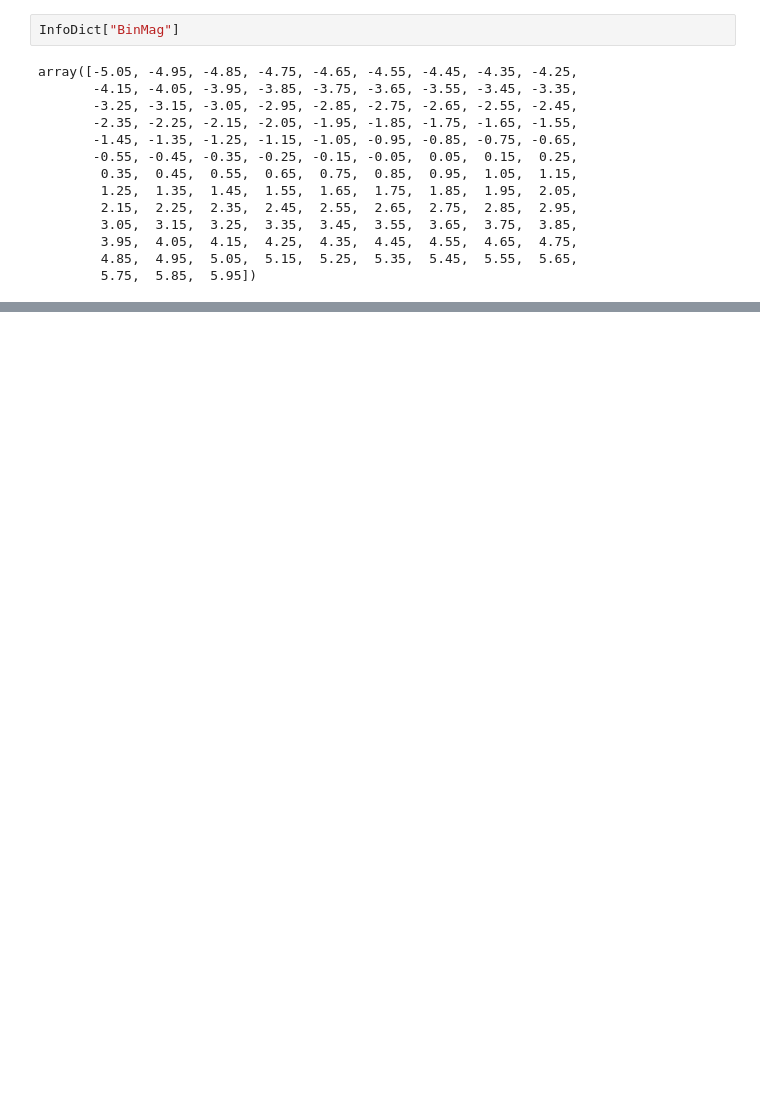
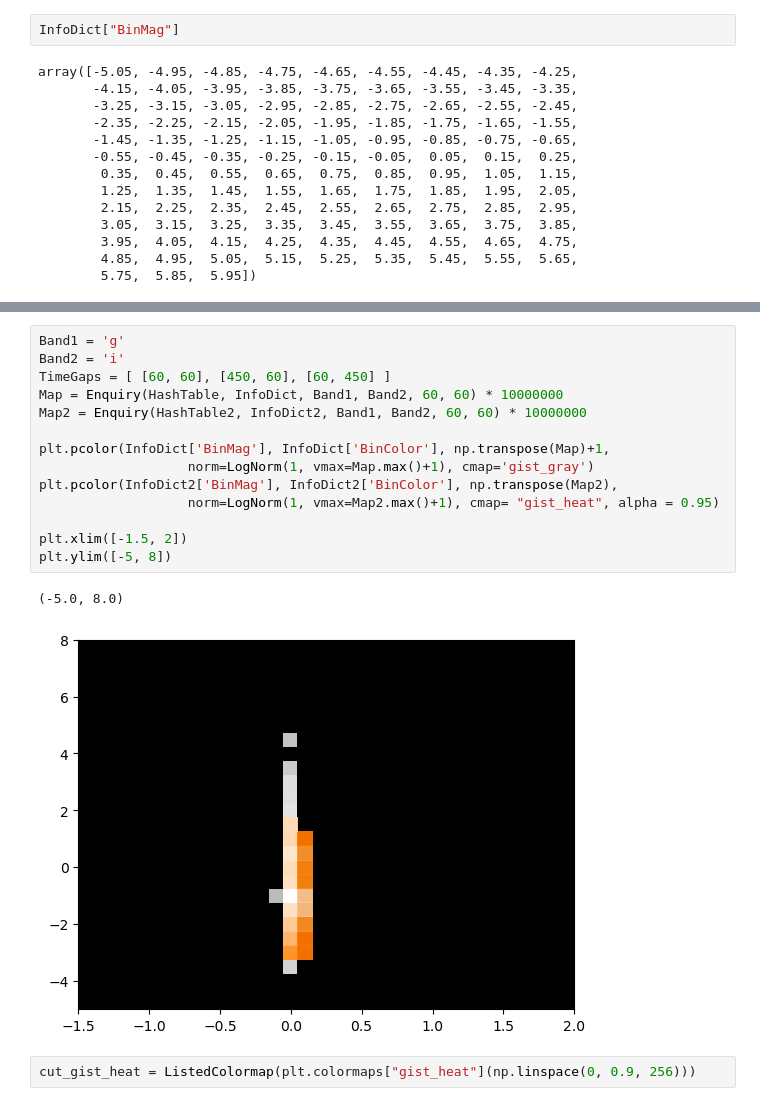
Before and after one commit to mnilsson8/Cube, a Jupyter notebook: Cube/PlottingDataCubeSlice_test.ipynb, the cells around one changed output, grey strips where cells are left out. Saved outputs shown, nothing was run; the diff lists cells and outputs as text; blank space fills up the shorter version.

```diff
--- a/Cube/PlottingDataCubeSlice_test.ipynb
+++ b/Cube/PlottingDataCubeSlice_test.ipynb
@@ -241,0 +268,19 @@ plt.ylim([-5, 8])
+# %%
+Band1 = 'g'
+Band2 = 'i'
+TimeGaps = [ [60, 60], [450, 60], [60, 450] ]
+Map = Enquiry(HashTable, InfoDict, Band1, Band2, 60, 60) * 10000000
+Map2 = Enquiry(HashTable2, InfoDict2, Band1, Band2, 60, 60) * 10000000
+
+plt.pcolor(InfoDict['BinMag'], InfoDict['BinColor'], np.transpose(Map)+1,
+                   norm=LogNorm(1, vmax=Map.max()+1), cmap='gist_gray')
+plt.pcolor(InfoDict2['BinMag'], InfoDict2['BinColor'], np.transpose(Map2),
+                   norm=LogNorm(1, vmax=Map2.max()+1), cmap= "gist_heat", alpha = 0.95)
+
+plt.xlim([-1.5, 2])
+plt.ylim([-5, 8])
+# %% [output]
+(-5.0, 8.0)
+[figure, added]
+# %%
+cut_gist_heat = ListedColormap(plt.colormaps["gist_heat"](np.linspace(0, 0.9, 256)))
```
Also changed, not shown: parts of 14 cells of this notebook.
